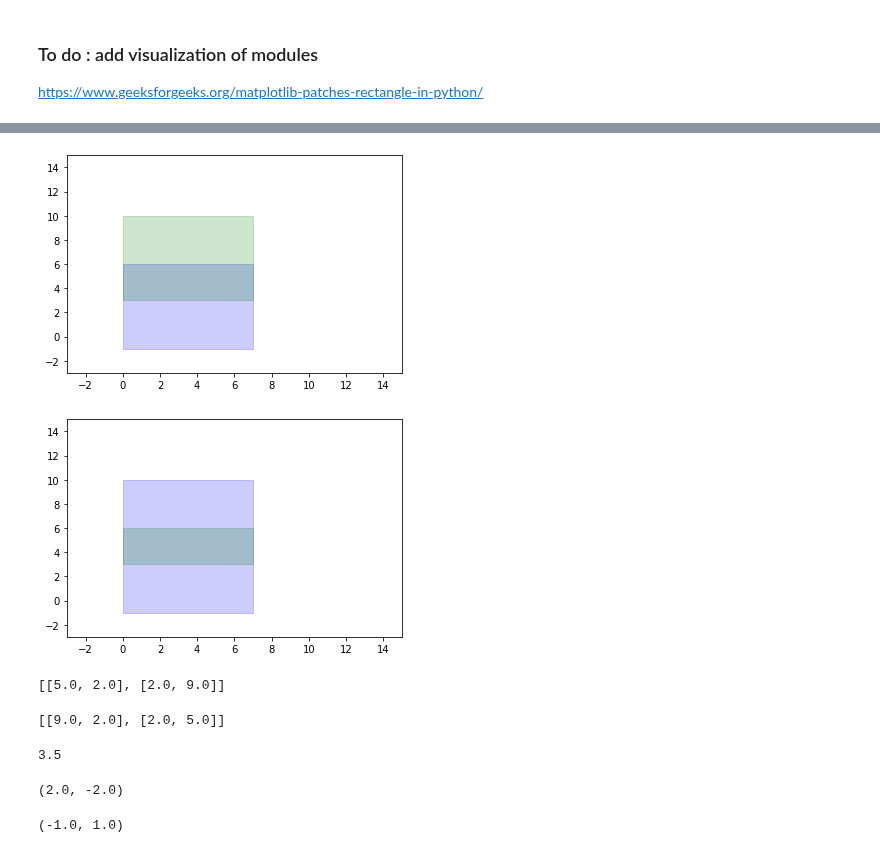
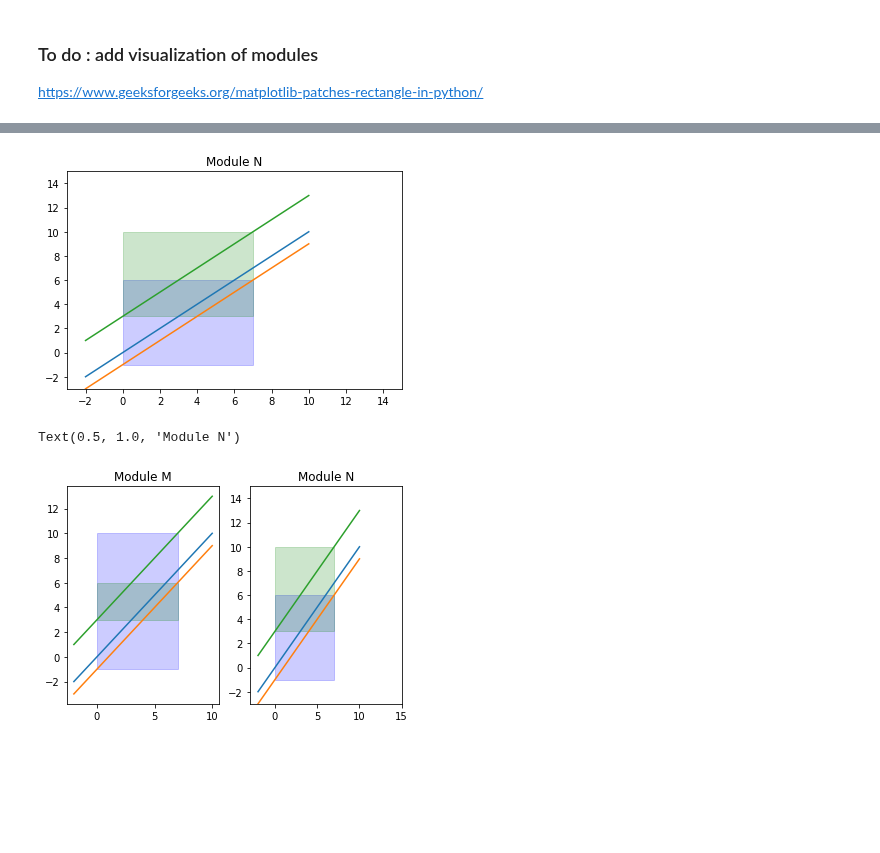
Before and after one commit to asilata/matching-distance-code, a Jupyter notebook: Matching_distance_notebook.ipynb, the cells around one changed output, grey strips where cells are left out. Drawn from its saved outputs; the diff is of its cells as text; code cells hidden in the pictures; blank space fills up the shorter version.

```diff
--- a/Matching_distance_notebook.ipynb
+++ b/Matching_distance_notebook.ipynb
@@ -20,30 +54,34 @@ line = mod.Line((1,2),(2,-1))
 # %%
 fig = plt.figure()
 ax = fig.add_subplot(111)
-
+## rectangles
 a1 = rect_m1.bottom_left
 h1= rect_m1.top_right[0]- a1[0]
 v1= rect_m1.top_right[1]- a1[1]
-
 a2 = rect_m2.bottom_left
 h2= rect_m2.top_right[0]- a2[0]
 v2= rect_m2.top_right[1]- a2[1]
 rect1 = matplotlib.patches.Rectangle(a1,h1,v1,color ='blue', alpha = 0.2)
+rect2 = matplotlib.patches.Rectangle(a2,h2,v2, color ='green',alpha = 0.2)
 
-rect2 = matplotlib.patches.Rectangle(a2,h2,v2, color ='green',alpha = 0.2)
+## lines
+x = np.linspace(-2, 10, 1000)
+plt.plot(x, x + 0, linestyle='solid') ##L
+plt.plot(x, x -1, linestyle='solid')
+plt.plot(x, x + 3, linestyle='solid')
 
 ax.add_patch(rect1)
 ax.add_patch(rect2)
 plt.xlim([-3, 15])
 plt.ylim([-3, 15])
 
+plt.title('Module N')
 plt.show()
 # %% [output]
-[figure, old version]
+[figure, new version]
 # %%
-fig = plt.figure()
-ax = fig.add_subplot(111)
-
+fig, (ax1, ax2) = plt.subplots(1, 2)
+#fig.suptitle('Horizontally stacked subplots')
 a1 = rect_n1.bottom_left
 h1= rect_n1.top_right[0]- a1[0]
 v1= rect_n1.top_right[1]- a1[1]
@@ -52,28 +90,42 @@ a2 = rect_n2.bottom_left
 h2= rect_n2.top_right[0]- a2[0]
 v2= rect_n2.top_right[1]- a2[1]
 rect1 = matplotlib.patches.Rectangle(a1,h1,v1,color ='blue', alpha = 0.2)
-
 rect2 = matplotlib.patches.Rectangle(a2,h2,v2, color ='green',alpha = 0.2)
 
-ax.add_patch(rect1)
-ax.add_patch(rect2)
+x = np.linspace(-2, 10, 1000)
+ax1.plot(x, x + 0, linestyle='solid') ##L
+ax1.plot(x, x -1, linestyle='solid')
+ax1.plot(x, x + 3, linestyle='solid')
+
+
+
+ax1.add_patch(rect1)
+ax1.add_patch(rect2)
 plt.xlim([-3, 15])
 plt.ylim([-3, 15])
+ax1.set_title('Module M')
 
-plt.show()
+###
+a1 = rect_m1.bottom_left
+h1= rect_m1.top_right[0]- a1[0]
+v1= rect_m1.top_right[1]- a1[1]
+a2 = rect_m2.bottom_left
+h2= rect_m2.top_right[0]- a2[0]
+v2= rect_m2.top_right[1]- a2[1]
+rect1 = matplotlib.patches.Rectangle(a1,h1,v1,color ='blue', alpha = 0.2)
+rect2 = matplotlib.patches.Rectangle(a2,h2,v2, color ='green',alpha = 0.2)
+
+## lines
+x = np.linspace(-2, 10, 1000)
+ax2.plot(x, x + 0, linestyle='solid') ##L
+ax2.plot(x, x -1, linestyle='solid')
+ax2.plot(x, x + 3, linestyle='solid')
+
+ax2.add_patch(rect1)
+ax2.add_patch(rect2)
+plt.xlim([-3, 15])
+plt.ylim([-3, 15])
+ax2.set_title('Module N')
 # %% [output]
+Text(0.5, 1.0, 'Module N')
-[figure, old version]
+[figure, new version]
-# %%
-dgm_M = M.compute_barcode(line)
-print((dgm_M))
-# %% [output]
-[[5.0, 2.0], [2.0, 9.0]]
-# %%
-dgm_N=N.compute_barcode(line)
-print(dgm_N)
-# %% [output]
-[[9.0, 2.0], [2.0, 5.0]]
-# %%
-print(gudhi.bottleneck_distance(dgm_N,dgm_M))
-# %% [output]
-3.5
@@ -82,8 +131,0 @@ line_tr = mod.translate_line(line,3)
-# %%
-line_tr.b
-# %% [output]
-(2.0, -2.0)
-# %%
-line.b
-# %% [output]
-(-1.0, 1.0)
```
Also changed, not shown: parts of 10 cells of this notebook, 1 other file.
